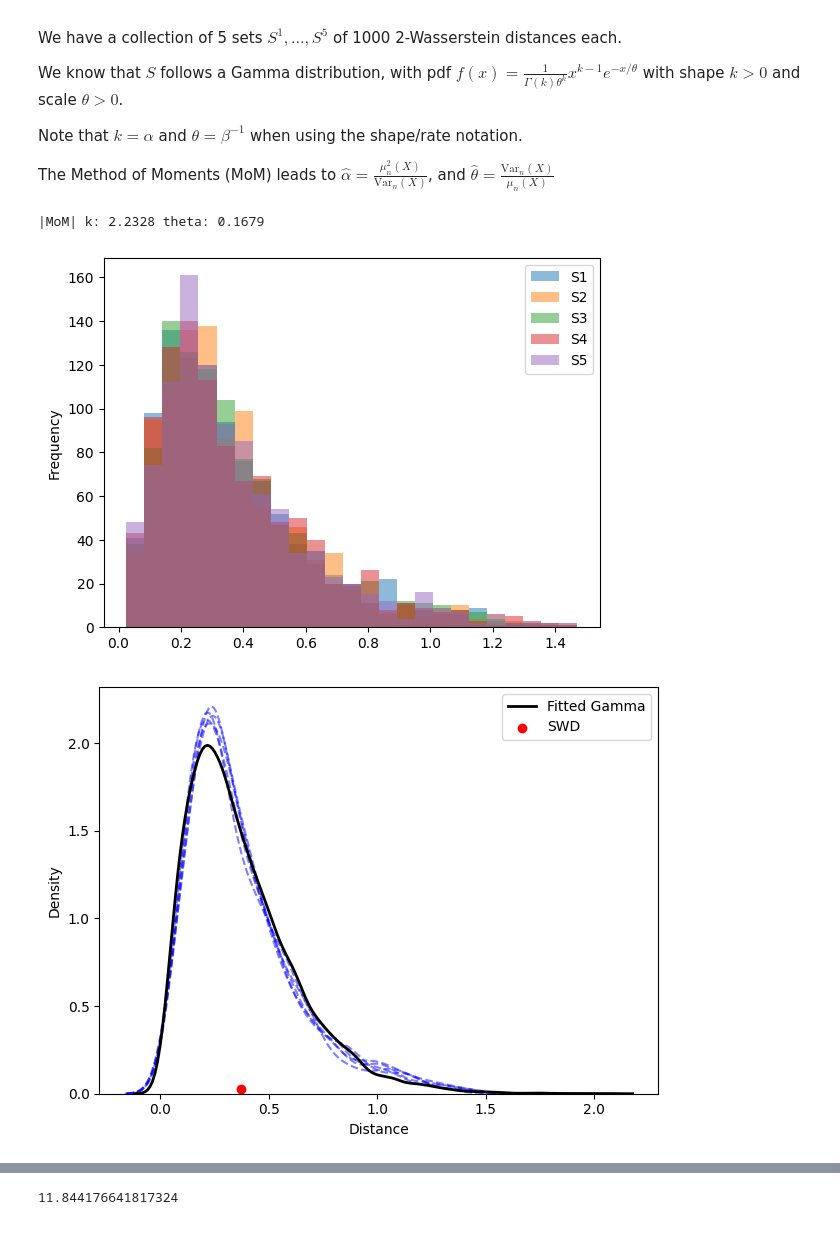
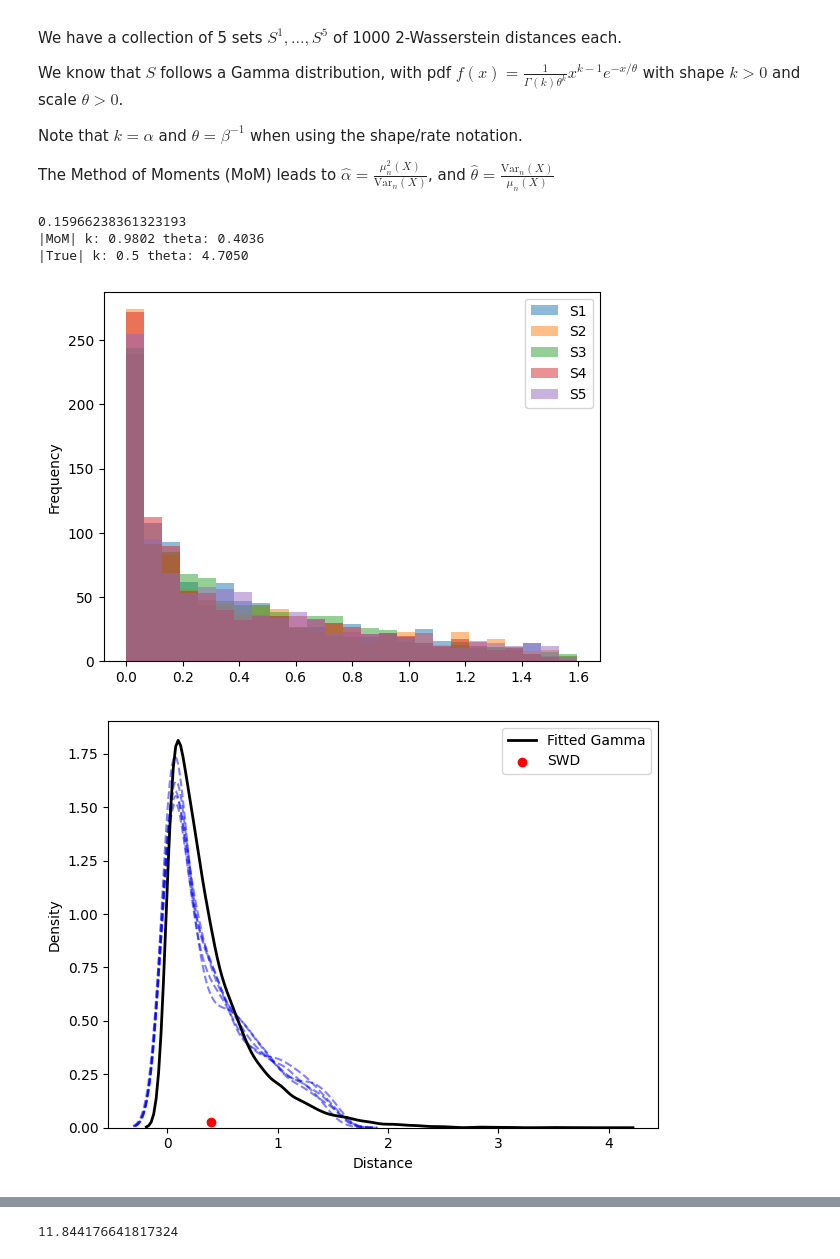
Before and after one commit to jsve96/SWD_CPD, a Jupyter notebook: Distribution SWD w.r.t. Parameter.ipynb, the cells around one changed output, grey strips where cells are left out. Cells and saved outputs as stored; diff of their text form; code cells hidden in the pictures.

```diff
--- a/Distribution SWD w.r.t. Parameter.ipynb
+++ b/Distribution SWD w.r.t. Parameter.ipynb
@@ -84,12 +85,12 @@ def load_dataset(filename,normalize=True):
 # %%
 def run(N = 20, L = 100, p=2):
     np.random.seed(4)
-    X = np.random.multivariate_normal([1,2,0.5,0.4],np.eye(4),N)
-    Y = np.random.multivariate_normal([1,2,0.5,0.4],np.eye(4),N)
+    X = np.random.multivariate_normal([1,2,0.5,0.4],0.01*np.eye(4),N)
+    Y = np.random.multivariate_normal([1,1,1,1],0.01*np.eye(4),N)
     dist= []
     for k in range(5):
         np.random.seed(4*(k+1))
         THETA = sample_theta(X,L)
         dist.append((sw_vectorized(X,Y,theta=THETA,p=p)))
-    SWD = pd.DataFrame(np.vstack(dist)).T*np.sqrt(N)
+    SWD = pd.DataFrame(np.vstack(dist)).T#*np.sqrt(N)
     return SWD
@@ -109,34 +116,39 @@ The Method of Moments (MoM) leads to $\hat{\alpha}=\frac{\mu_{n}^{2}(X)}{\text{V
 # %%
 #Generate Slices
 df = run(N=1000,L=1000,p=2)
 df.columns = ['S1','S2','S3','S4','S5']
 fig, ax = plt.subplots()
 df.plot.hist(alpha=0.5,bins=25,ax=ax)
 
 #Average over all 5 sets of slices
-mu = df.mean(axis=0).mean()
-sd = df.std(axis=0).mean()
+mu = np.mean(df.values.reshape(-1,1).flatten()) #df.mean(axis=0).mean()
+var = np.var(df.values.reshape(-1,1).flatten())  #df.std(axis=0).mean()
+
+print(var)
+### MoM of a and b for Γ(a,b)
+a = mu**2/var
+b = var/mu
+samples = pd.DataFrame(np.random.gamma(a,b,10000),columns=['Gamma'])
 
 
-### MoM of a and b for Γ(a,b)
-a = mu**2/sd**2
-b = sd**2/mu
-samples = pd.DataFrame(np.random.gamma(a,b,10000),columns=['Gamma'])
-
+true_beta = (((np.array([1,2,0.5,0.4])**2).sum()/4+1)*2)
 print("|MoM| k: {:.4f} theta: {:.4f}".format(a,b))
+print("|True| k: {} theta: {:.4f}".format(0.5,true_beta))
 
 fig2, ax2 = plt.subplots()
 for k in range(5):
     tmp_plot = sns.kdeplot(data=df.iloc[:,k], linewidth=1.5,ls='--',color='#0000FF',legend=False,ax=ax2,alpha=0.5)
 Gamma_estimate = sns.kdeplot(data=samples, x='Gamma',linewidth=2,color='black',ax=ax2,label='Fitted Gamma')
 ax2.scatter(mu,0.026,label='SWD',color='red')
 ax2.legend()
 ax2.set_xlabel('Distance');
 fig2.tight_layout()
 # %% [output]
-|MoM| k: 2.2328 theta: 0.1679
+0.15966238361323193
+|MoM| k: 0.9802 theta: 0.4036
+|True| k: 0.5 theta: 4.7050
-[figure, old version]
+[figure, new version]
-[figure, old version]
+[figure, new version]
 # %%
 fig2.savefig('MoM-Gamma-Example.pdf')
 # %%
```
Also changed, not shown: parts of 6 cells of this notebook.
